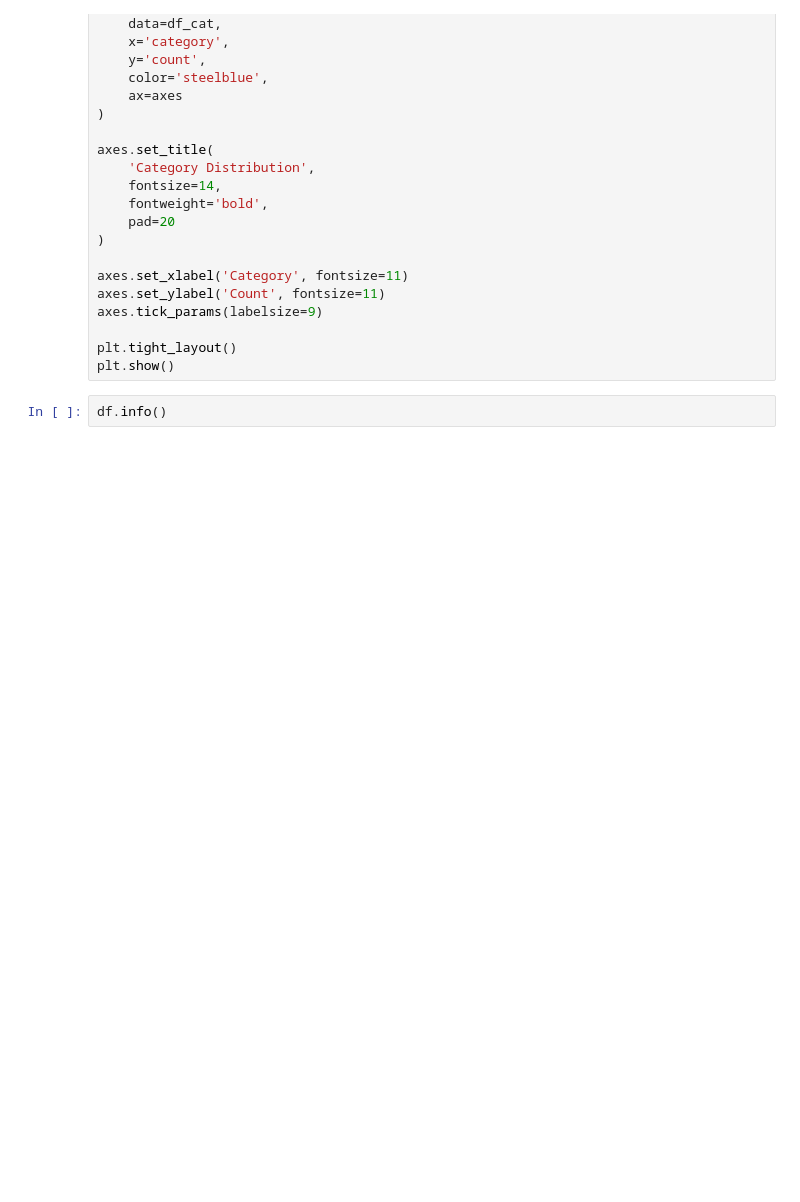
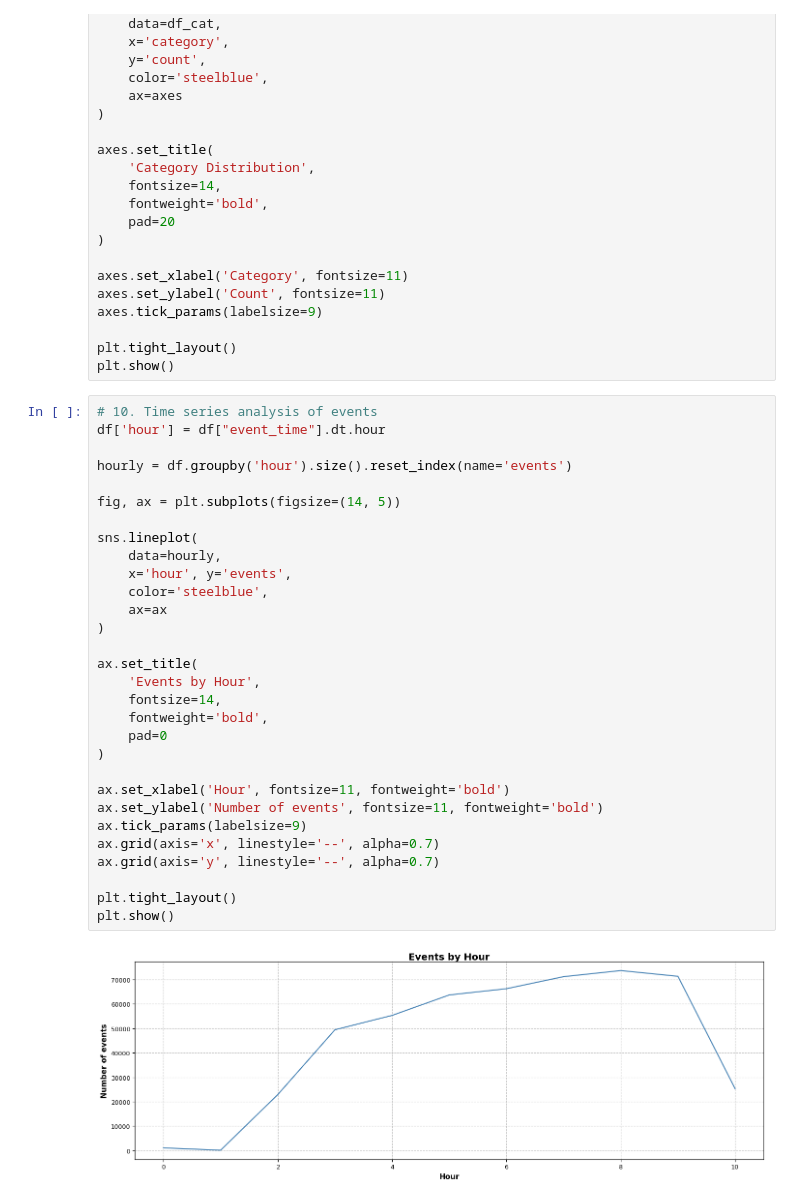
Before and after one commit to hamzahbraimo/ecommerce-funnel-analysis, a Jupyter notebook: notebooks/01_data_explore.ipynb, the cells around one changed output. Cells and saved outputs as stored; diff of their text form; blank space fills up the shorter version.

Commit message:
added events view per hour

```diff
--- a/notebooks/01_data_explore.ipynb
+++ b/notebooks/01_data_explore.ipynb
@@ -142,4 +142,34 @@ axes.tick_params(labelsize=9)
 plt.tight_layout()
 plt.show()
 # %%
-df.info()
+# 10. Time series analysis of events
+df['hour'] = df["event_time"].dt.hour
+
+hourly = df.groupby('hour').size().reset_index(name='events')
+
+fig, ax = plt.subplots(figsize=(14, 5))
+
+sns.lineplot(
+    data=hourly,
+    x='hour', y='events',
+    color='steelblue',
+    ax=ax
+)
+
+ax.set_title(
+    'Events by Hour',
+    fontsize=14,
+    fontweight='bold',
+    pad=0
+)
+
+ax.set_xlabel('Hour', fontsize=11, fontweight='bold')
+ax.set_ylabel('Number of events', fontsize=11, fontweight='bold')
+ax.tick_params(labelsize=9)
+ax.grid(axis='x', linestyle='--', alpha=0.7)
+ax.grid(axis='y', linestyle='--', alpha=0.7)
+
+plt.tight_layout()
+plt.show()
+# %% [output]
+[figure, added]
```
